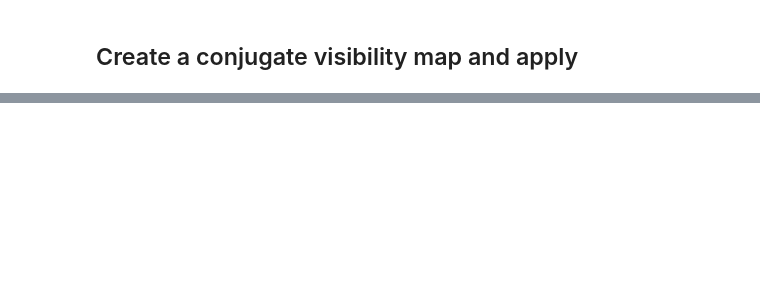
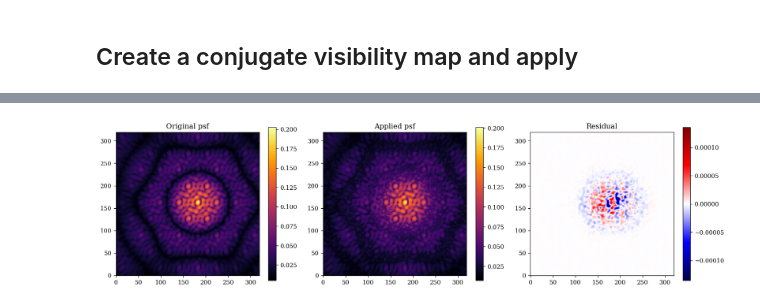
Before and after one commit to LouisDesdoigts/amigo_notebooks, a Jupyter notebook: spline_vis.ipynb, the cells around one changed output, grey strips where cells are left out. Cells and saved outputs as stored; diff of their text form; code cells hidden in the pictures; blank space fills up the shorter version.

```diff
--- a/spline_vis.ipynb
+++ b/spline_vis.ipynb
@@ -333,0 +308,28 @@ plt.show()
+# %%
+# Get original psf
+full_psf = np.abs(from_uv(full_splodges * dlu.resize(vis_map, padded.shape[0])))
+applied_psf = dlu.resize(full_psf, psf.shape[0])
+
+plt.figure(figsize=(15, 4))
+
+plt.subplot(1, 3, 1)
+plt.title("Original psf")
+plt.imshow(psf**0.25, cmap=inferno)
+plt.colorbar()
+
+plt.subplot(1, 3, 2)
+plt.title("Applied psf")
+plt.imshow(applied_psf**0.25)
+plt.colorbar()
+
+plt.subplot(1, 3, 3)
+plt.title("Residual")
+res = psf - applied_psf
+v = np.abs(res).max()
+plt.imshow(res, cmap=seismic, vmin=-v, vmax=v)
+plt.colorbar()
+
+plt.tight_layout()
+plt.show()
+# %% [output]
+[figure, added]
```
Also changed, not shown: parts of 2 cells of this notebook.
